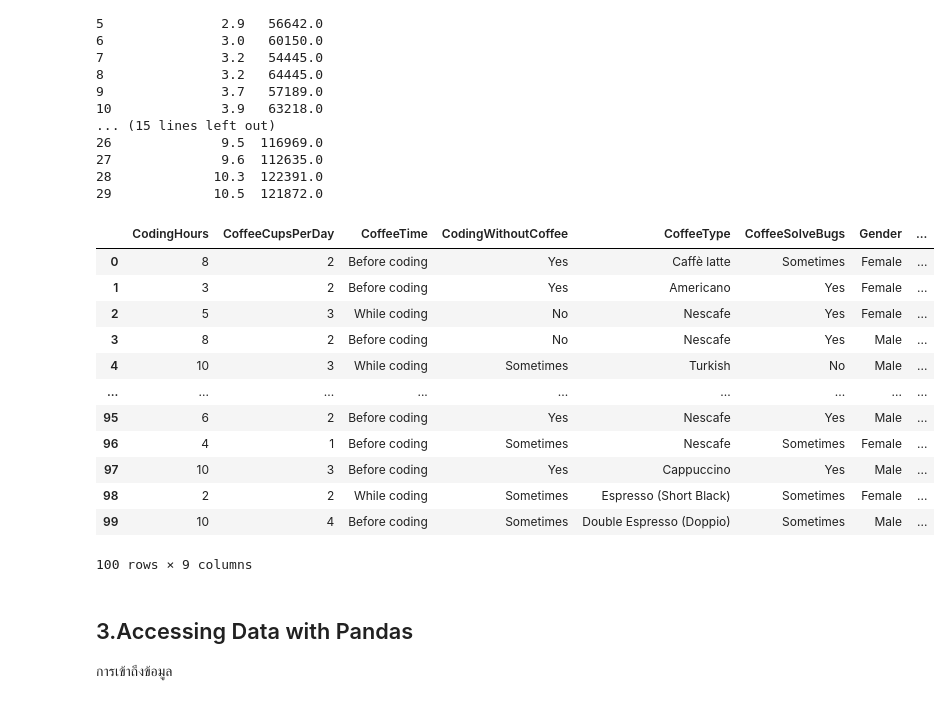
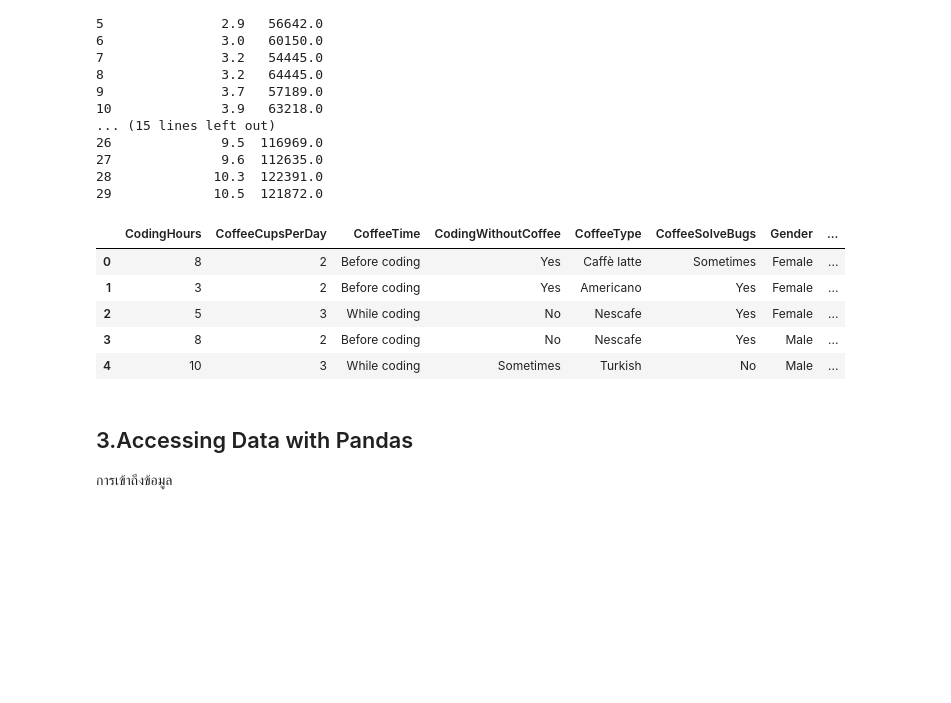
Before and after one commit to Peemai-Techit/DataMining, a Jupyter notebook: 3.Pandas/pandas_tutorial.ipynb, the cells around one changed output. Drawn from its saved outputs; the diff is of its cells as text; code cells hidden in the pictures; blank space fills up the shorter version.

```diff
--- a/3.Pandas/pandas_tutorial.ipynb
+++ b/3.Pandas/pandas_tutorial.ipynb
@@ -70,24 +74,17 @@ print(df_from_csv)
 # %%
 # read_csv()from
 # read_csv(path)
 path = "https://raw.githubusercontent.com/MainakRepositor/Datasets/refs/heads/master/CoffeeAndCodeLT2018%20-%20CoffeeAndCodeLT2018.csv"
 df_from_url = pd.read_csv(path)
 
-df_from_url
+df_from_url.head()
 # %% [output]
 |  | CodingHours | CoffeeCupsPerDay | CoffeeTime | CodingWithoutCoffee | CoffeeType | CoffeeSolveBugs | Gender | ... |
 | 0 | 8 | 2 | Before coding | Yes | Caffè latte | Sometimes | Female | ... |
 | 1 | 3 | 2 | Before coding | Yes | Americano | Yes | Female | ... |
 | 2 | 5 | 3 | While coding | No | Nescafe | Yes | Female | ... |
 | 3 | 8 | 2 | Before coding | No | Nescafe | Yes | Male | ... |
 | 4 | 10 | 3 | While coding | Sometimes | Turkish | No | Male | ... |
-| ... | ... | ... | ... | ... | ... | ... | ... | ... |
-| 95 | 6 | 2 | Before coding | Yes | Nescafe | Yes | Male | ... |
-| 96 | 4 | 1 | Before coding | Sometimes | Nescafe | Sometimes | Female | ... |
-| 97 | 10 | 3 | Before coding | Yes | Cappuccino | Yes | Male | ... |
-| 98 | 2 | 2 | While coding | Sometimes | Espresso (Short Black) | Sometimes | Female | ... |
-| 99 | 10 | 4 | Before coding | Sometimes | Double Espresso (Doppio) | Sometimes | Male | ... |
-100 rows × 9 columns
 # %% [markdown]
 ## 3.Accessing Data with Pandas
 การเข้าถึงข้อมูล
```
Also changed, not shown: parts of 4 cells of this notebook.
